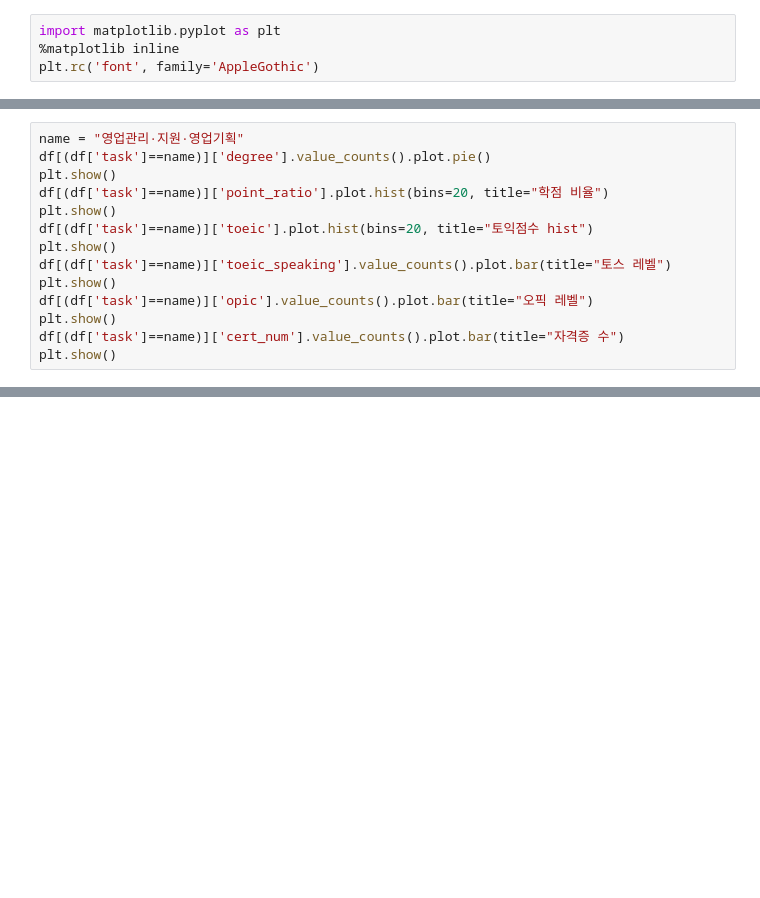
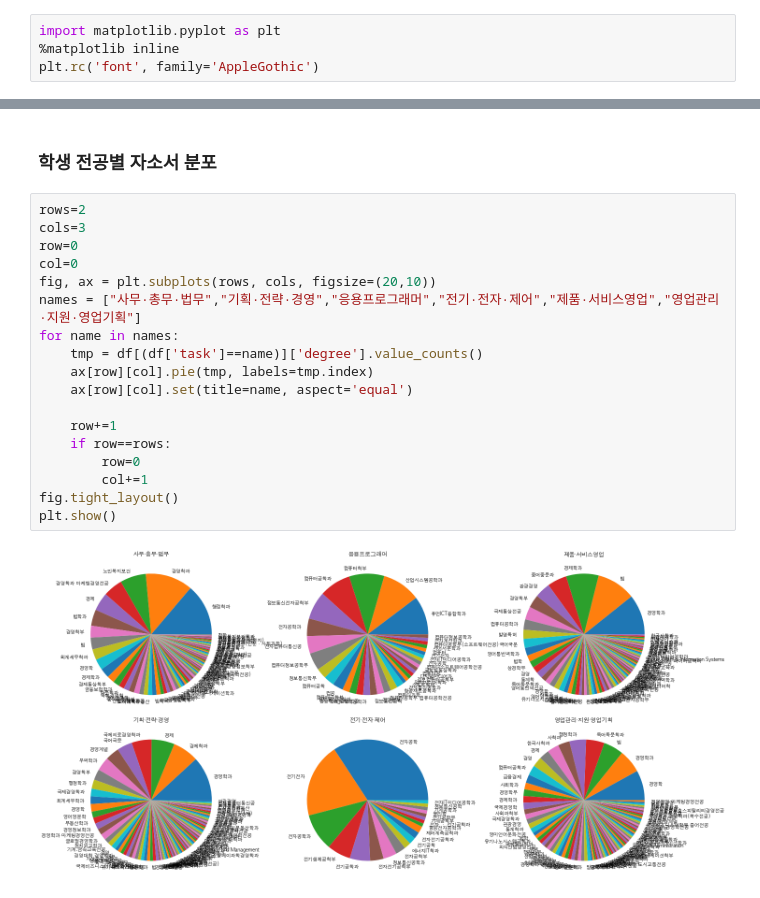
Before and after one commit to dev-Lesser/crawl-resume-go, a Jupyter notebook: text analysis.ipynb, the cells around one changed output, grey strips where cells are left out. Cells and saved outputs as stored; diff of their text form; blank space fills up the shorter version.

```diff
--- a/text analysis.ipynb
+++ b/text analysis.ipynb
@@ -371,14 +131,0 @@ plt.show()
-# %%
-name = "영업관리·지원·영업기획"
-df[(df['task']==name)]['degree'].value_counts().plot.pie()
-plt.show()
-df[(df['task']==name)]['point_ratio'].plot.hist(bins=20, title="학점 비율")
-plt.show()
-df[(df['task']==name)]['toeic'].plot.hist(bins=20, title="토익점수 hist")
-plt.show()
-df[(df['task']==name)]['toeic_speaking'].value_counts().plot.bar(title="토스 레벨")
-plt.show()
-df[(df['task']==name)]['opic'].value_counts().plot.bar(title="오픽 레벨")
-plt.show()
-df[(df['task']==name)]['cert_num'].value_counts().plot.bar(title="자격증 수")
-plt.show()
@@ -391,0 +132,22 @@ plt.show()
+# %% [markdown]
+### 학생 전공별 자소서 분포
+# %%
+rows=2
+cols=3
+row=0
+col=0
+fig, ax = plt.subplots(rows, cols, figsize=(20,10))
+names = ["사무·총무·법무","기획·전략·경영","응용프로그래머","전기·전자·제어","제품·서비스영업","영업관리·지원·영업기획"]
+for name in names:
+    tmp = df[(df['task']==name)]['degree'].value_counts()
+    ax[row][col].pie(tmp, labels=tmp.index)
+    ax[row][col].set(title=name, aspect='equal')
+
+    row+=1
+    if row==rows:
+        row=0
+        col+=1
+fig.tight_layout()
+plt.show()
+# %% [output]
+[figure, added]
```
Also changed, not shown: parts of 32 cells of this notebook, 21 other files.
